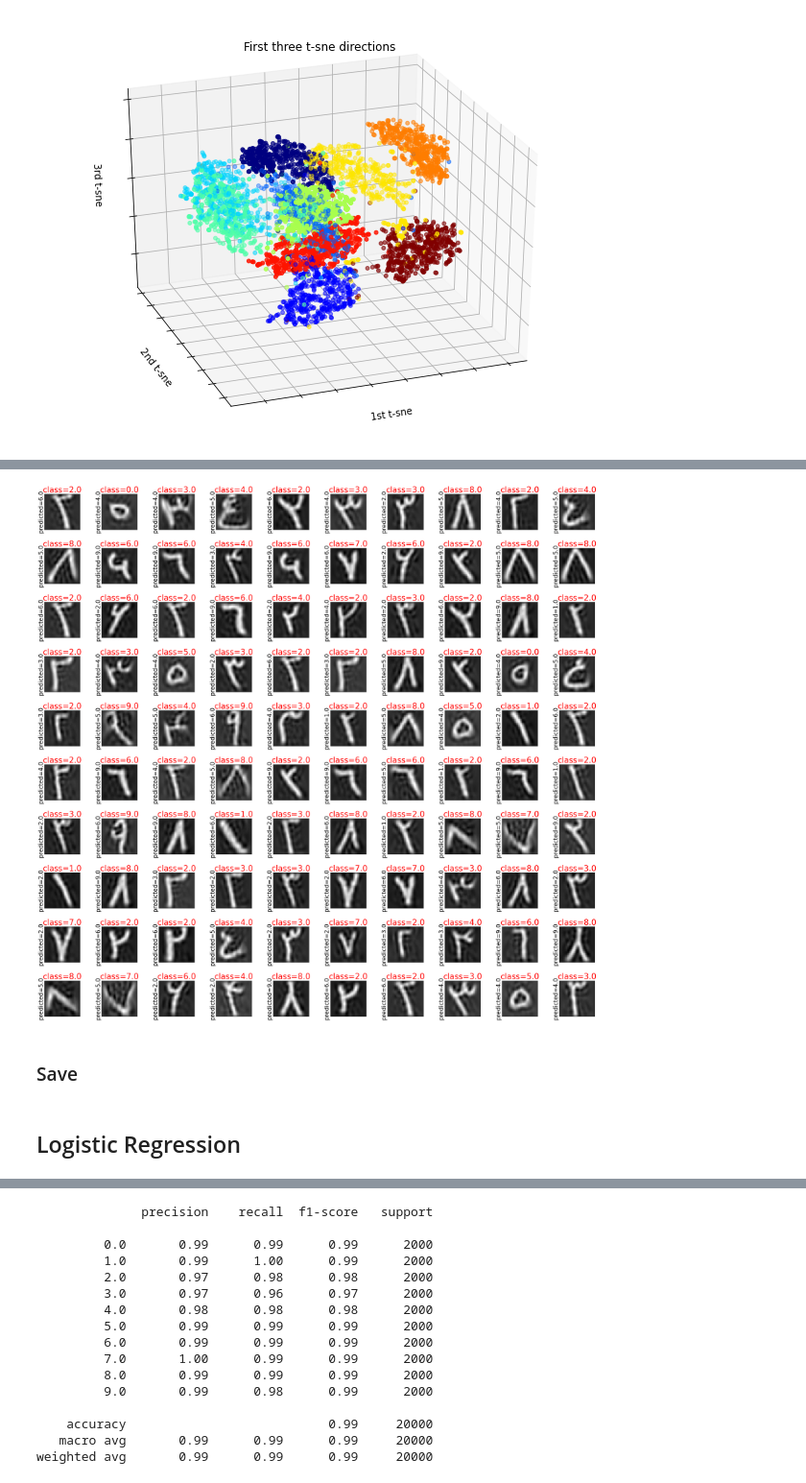
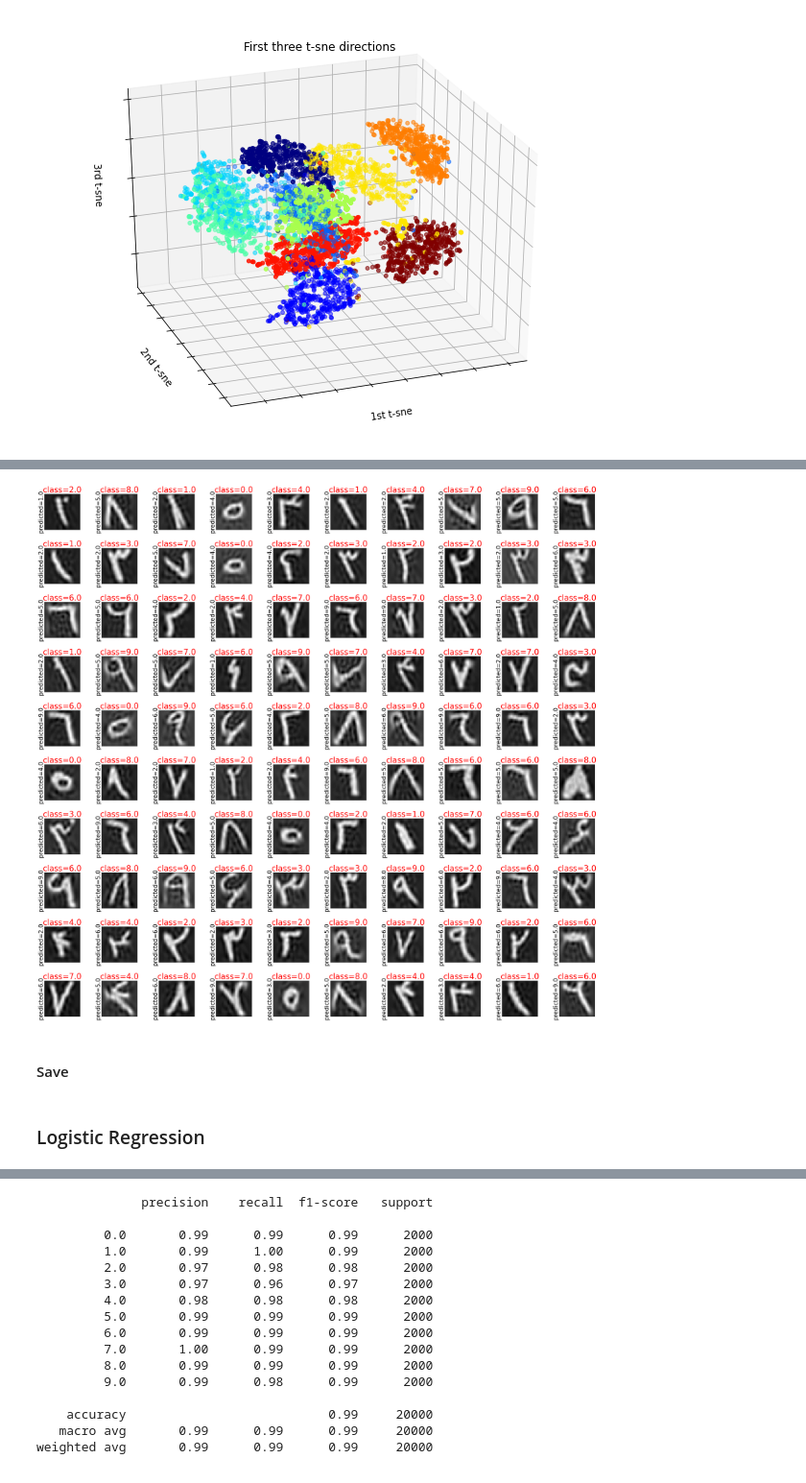
Before and after one commit to mo-amininasab/FarsiDigits-Recognizer, a Jupyter notebook: HodaDataSet_ML.ipynb, the cells around one changed output, grey strips where cells are left out. Shown at 96% size. Cells and saved outputs as stored; diff of their text form; code cells hidden in the pictures.

```diff
--- a/HodaDataSet_ML.ipynb
+++ b/HodaDataSet_ML.ipynb
@@ -257,5 +261,5 @@ Pipeline(steps=[('pca', PCA(n_components=74)), ('nb', GaussianNB())])
 # %%
-y_preds_nb = search_nb.predict(X_test)
+y_preds_nb = search_nb.predict(X_test_pca74)
 print(classification_report(y_test, y_preds_nb))
 # %% [output]
               precision    recall  f1-score   support
@@ -287,3 +293,21 @@ ConfusionMatrixDisplay.from_estimator(search_nb, X_test, y_test)
+# %%
+def plot_wrong_preds(samples, y_test, y_preds):
+  '''
+  plots 100 wrong predictions randomly.
+  '''
+
+  fig, axes = plt.subplots(10, 10,
+                         figsize=(50, 50),
+                         subplot_kw={
+                           'xticks': [],
+                           'yticks': []
+                        },
+                         gridspec_kw=dict(hspace=0.1, wspace=0.6))
+
+  for i , ax in zip(idxs, axes.flat):
+    ax.imshow(samples[i].reshape(32, 32), cmap='gray')
+    ax.set_title(f'class={y_test[i]}', fontdict={'color': 'green' if y_test[i] == y_preds[i] else 'red', 'fontsize': 40})
+    ax.set_ylabel(f'predicted={y_preds[i]}', fontdict={'fontsize': 30})
 # %%
 idxs = np.ndarray.flatten(np.argwhere(y_test != y_preds_nb))
 print(len(idxs))
@@ -292,24 +316,12 @@ print(len(idxs))
 # %%
-idxs = np.random.choice(idxs, 100)
-samples = pca74.transform(X_test)
-samples = pca74.inverse_transform(samples)
+idxs = np.random.choice(idxs, 100, replace=False)
+samples = pca74.inverse_transform(X_test_pca74)
-# %%
-fig, axes = plt.subplots(10, 10,
-                         figsize=(50, 50),
-                         subplot_kw={
-                           'xticks': [],
-                           'yticks': []
-                        },
-                         gridspec_kw=dict(hspace=0.1, wspace=0.6))
-
-for i , ax in zip(idxs, axes.flat):
-  ax.imshow(samples[i].reshape(32, 32), cmap='gray')
-  ax.set_title(f'class={y_test[i]}', fontdict={'color': 'green' if y_test[i] == y_preds_nb[i] else 'red', 'fontsize': 40})
-  ax.set_ylabel(f'predicted={y_preds_nb[i]}', fontdict={'fontsize': 30})
-# %% [output]
-[figure, removed]
+# %%
+plot_wrong_preds(samples, y_test, y_preds_nb)
+# %% [output]
+[figure, added]
 # %% [markdown]
-### Save
+#### Save
 # %%
 model = search_nb
 # save the model
@@ -321,6 +333,6 @@ with open(filename, 'wb') as file:
 # with open(filename, 'rb') as file:
 #   pickle_model = pickle.load(file)
 # %% [markdown]
-## Logistic Regression
+### Logistic Regression
 # %%
 steps = Pipeline([
```
Also changed, not shown: parts of 41 cells of this notebook.
